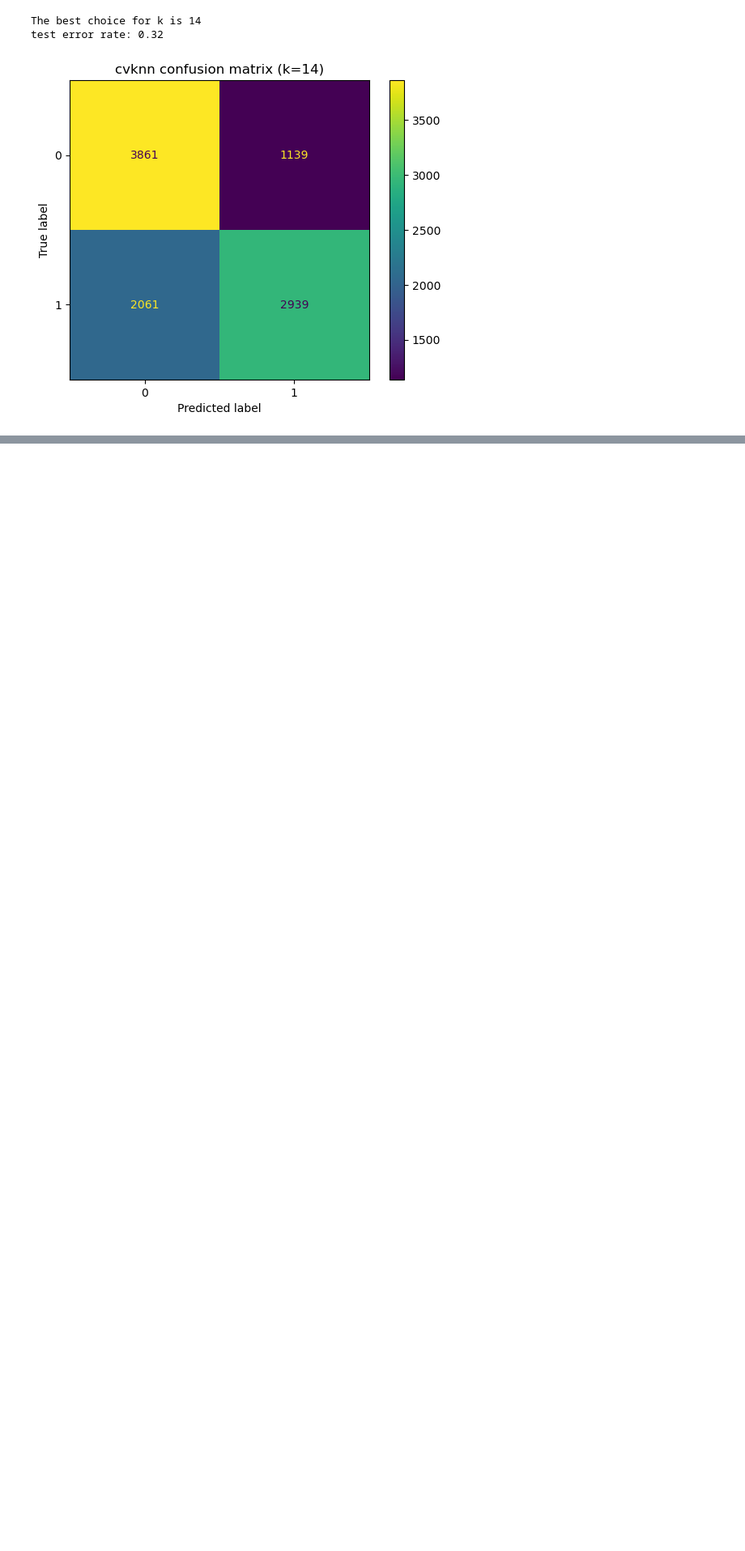
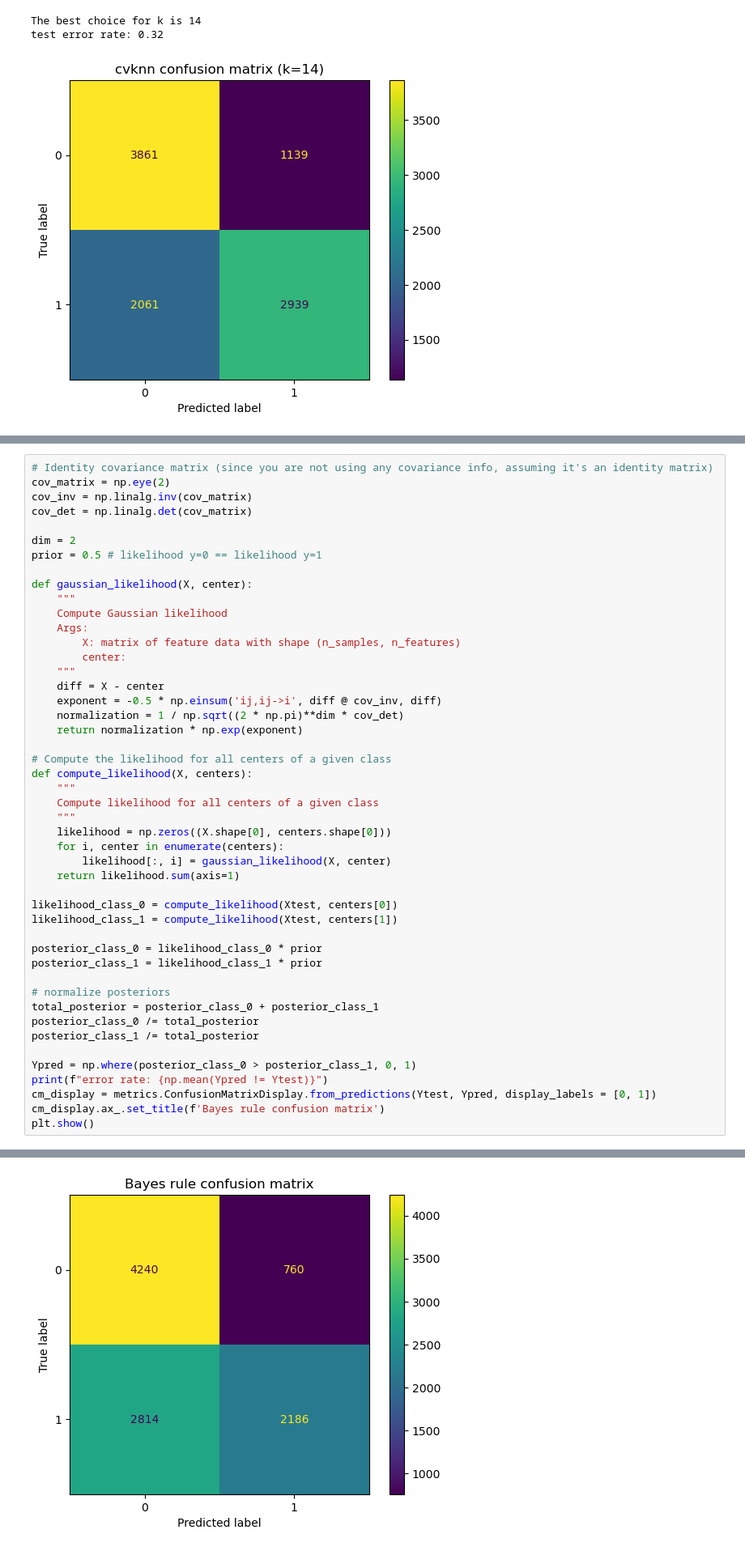
Before and after one commit to oliviagd/psl, a Jupyter notebook: coding_1/generate_data.ipynb, the cells around one changed output, grey strips where cells are left out. Shown at 81% size. Drawn from its saved outputs; the diff is of its cells as text; blank space fills up the shorter version.

Commit message:
Merged in Part 4 from bayes branch

```diff
--- a/coding_1/generate_data.ipynb
+++ b/coding_1/generate_data.ipynb
@@ -198,0 +201,48 @@ test error rate: 0.32
+# %%
+# Identity covariance matrix (since you are not using any covariance info, assuming it's an identity matrix)
+cov_matrix = np.eye(2)
+cov_inv = np.linalg.inv(cov_matrix)
+cov_det = np.linalg.det(cov_matrix)
+
+dim = 2
+prior = 0.5 # likelihood y=0 == likelihood y=1
+
+def gaussian_likelihood(X, center):
+    """
+    Compute Gaussian likelihood
+    Args:
+        X: matrix of feature data with shape (n_samples, n_features)
+        center:
+    """
+    diff = X - center
+    exponent = -0.5 * np.einsum('ij,ij->i', diff @ cov_inv, diff)
+    normalization = 1 / np.sqrt((2 * np.pi)**dim * cov_det)
+    return normalization * np.exp(exponent)
+
+# Compute the likelihood for all centers of a given class
+def compute_likelihood(X, centers):
+    """
+    Compute likelihood for all centers of a given class
+    """
+    likelihood = np.zeros((X.shape[0], centers.shape[0]))
+    for i, center in enumerate(centers):
+        likelihood[:, i] = gaussian_likelihood(X, center)
+    return likelihood.sum(axis=1)
+
+likelihood_class_0 = compute_likelihood(Xtest, centers[0])
+likelihood_class_1 = compute_likelihood(Xtest, centers[1])
+
+posterior_class_0 = likelihood_class_0 * prior
+posterior_class_1 = likelihood_class_1 * prior
+
+# normalize posteriors
+total_posterior = posterior_class_0 + posterior_class_1
+posterior_class_0 /= total_posterior
+posterior_class_1 /= total_posterior
+
+Ypred = np.where(posterior_class_0 > posterior_class_1, 0, 1)
+print(f"error rate: {np.mean(Ypred != Ytest)}")
+cm_display = metrics.ConfusionMatrixDisplay.from_predictions(Ytest, Ypred, display_labels = [0, 1])
+cm_display.ax_.set_title(f'Bayes rule confusion matrix')
+plt.show()
+# %% [output]
@@ -198,0 +250 @@ test error rate: 0.32
+[figure, added]
```
Also changed, not shown: parts of 2 cells of this notebook, 1 other file.
